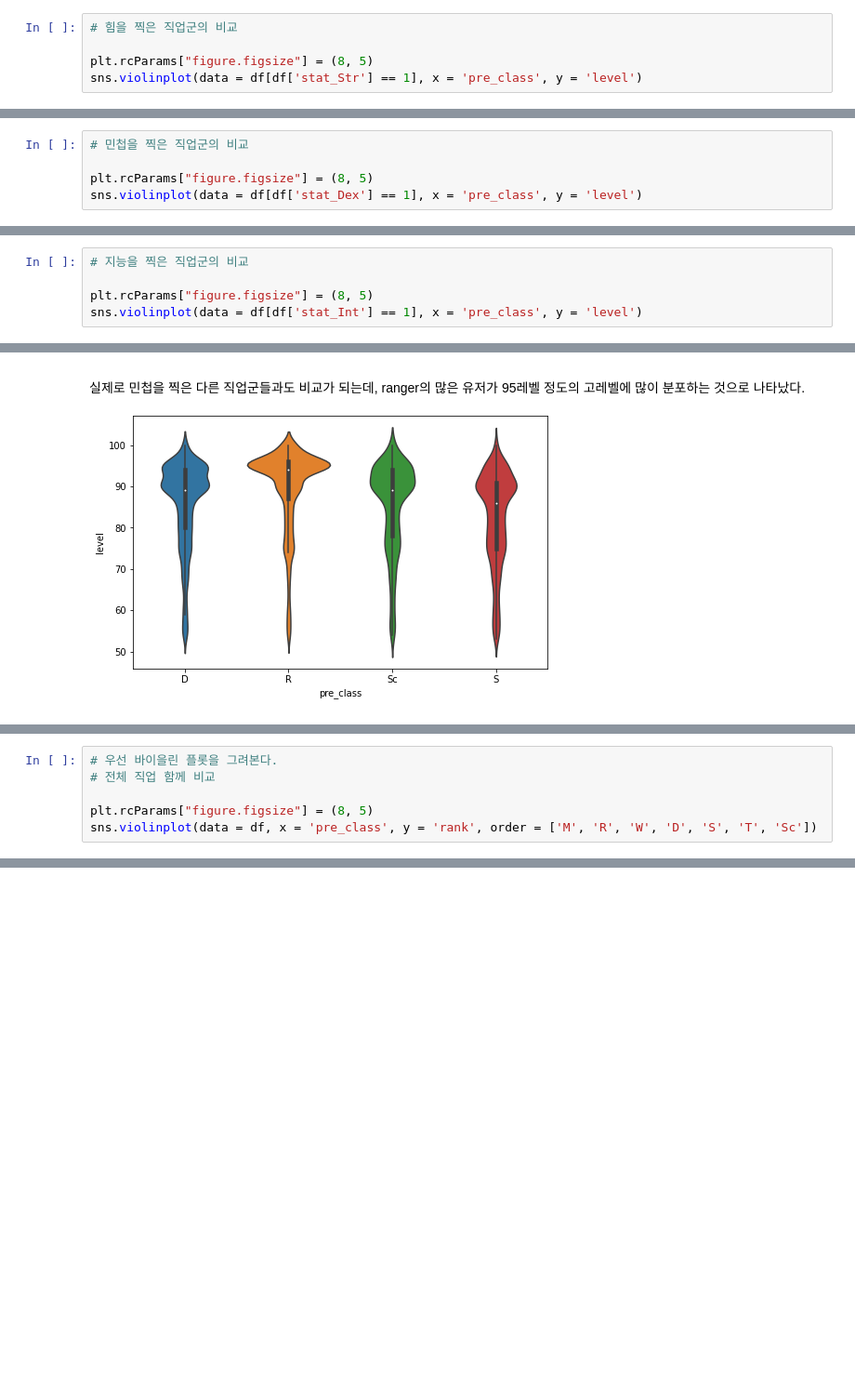
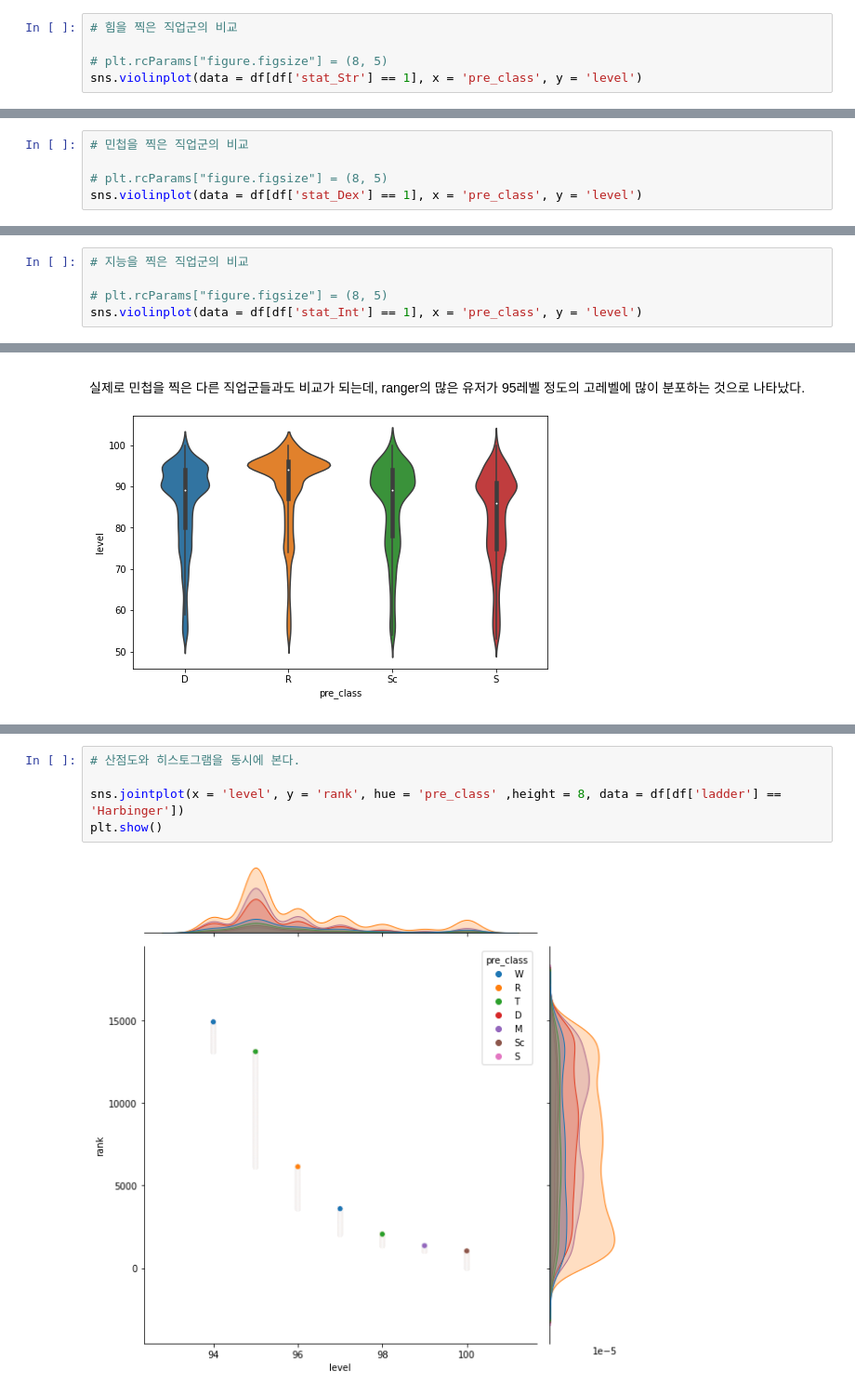
Before and after one commit to Angela-Park-JE/TIL_ver1, a Jupyter notebook: ToyPJT-POE_user/poe_stats_4_EDA_byclass.ipynb, the cells around one changed output, grey strips where cells are left out. Shown at 93% size. Drawn from its saved outputs; the diff is of its cells as text; blank space fills up the shorter version.

```diff
--- a/ToyPJT-POE_user/poe_stats_4_EDA_byclass.ipynb
+++ b/ToyPJT-POE_user/poe_stats_4_EDA_byclass.ipynb
@@ -466,7 +491,7 @@ sns.violinplot(data = df, x = 'pre_class', y = 'level', order = ['M', 'R', 'W',
 # %%
 # 힘을 찍은 직업군의 비교
 
-plt.rcParams["figure.figsize"] = (8, 5)
+# plt.rcParams["figure.figsize"] = (8, 5)
 sns.violinplot(data = df[df['stat_Str'] == 1], x = 'pre_class', y = 'level')
 # %% [output]
 <AxesSubplot:xlabel='pre_class', ylabel='level'>
@@ -474,7 +499,7 @@ sns.violinplot(data = df[df['stat_Str'] == 1], x = 'pre_class', y = 'level')
 # %%
 # 민첩을 찍은 직업군의 비교
 
-plt.rcParams["figure.figsize"] = (8, 5)
+# plt.rcParams["figure.figsize"] = (8, 5)
 sns.violinplot(data = df[df['stat_Dex'] == 1], x = 'pre_class', y = 'level')
 # %% [output]
 <AxesSubplot:xlabel='pre_class', ylabel='level'>
@@ -482,7 +507,7 @@ sns.violinplot(data = df[df['stat_Dex'] == 1], x = 'pre_class', y = 'level')
 # %%
 # 지능을 찍은 직업군의 비교
 
-plt.rcParams["figure.figsize"] = (8, 5)
+# plt.rcParams["figure.figsize"] = (8, 5)
 sns.violinplot(data = df[df['stat_Int'] == 1], x = 'pre_class', y = 'level')
 # %% [output]
 <AxesSubplot:xlabel='pre_class', ylabel='level'>
@@ -504,6 +526,0 @@ sns.violinplot(data = df[df['stat_Int'] == 1], x = 'pre_class', y = 'level')
-# %%
-# 우선 바이을린 플롯을 그려본다.
-# 전체 직업 함께 비교
-
-plt.rcParams["figure.figsize"] = (8, 5)
-sns.violinplot(data = df, x = 'pre_class', y = 'rank', order = ['M', 'R', 'W', 'D', 'S', 'T', 'Sc'])
@@ -576,0 +582,7 @@ sns.scatterplot(x = 'level', y = 'rank', data = df[(df['ladder'] == 'Harbinger')
+# %%
+# 산점도와 히스토그램을 동시에 본다.
+
+sns.jointplot(x = 'level', y = 'rank', hue = 'pre_class' ,height = 8, data = df[df['ladder'] == 'Harbinger'])
+plt.show()
+# %% [output]
+[figure, added]
```
Also changed, not shown: parts of 112 cells of this notebook.
